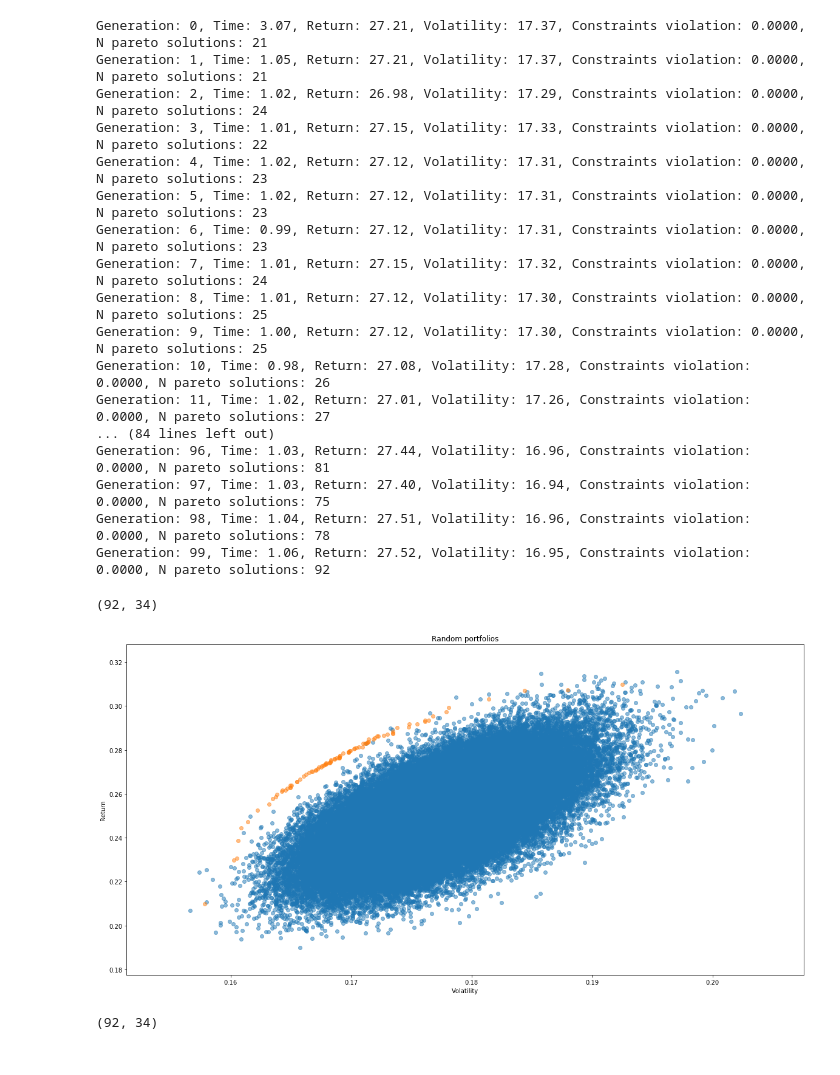
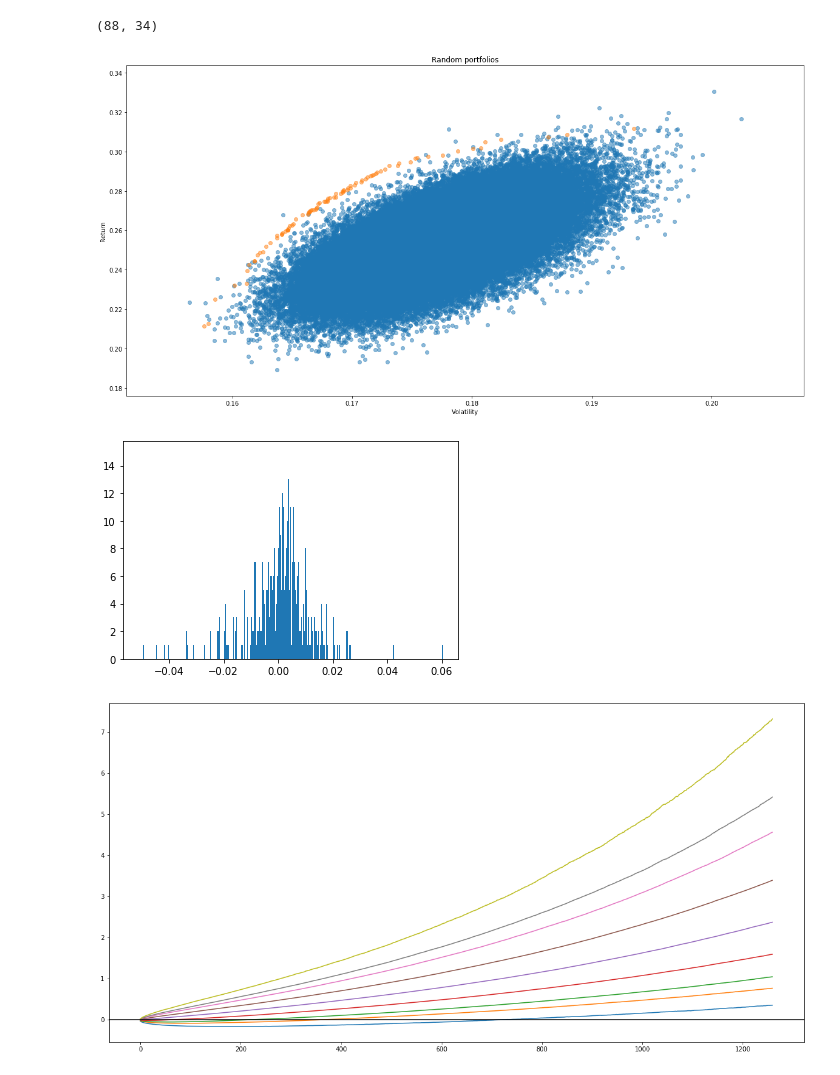
Before and after one commit to marekgalovic/optfolio, a Jupyter notebook: examples/Portfolio Optimize.ipynb, the cells around one changed output. Drawn from its saved outputs; the diff is of its cells as text; code cells hidden in the pictures.

Commit message:
Returns projection

```diff
--- a/examples/Portfolio Optimize.ipynb
+++ b/examples/Portfolio Optimize.ipynb
@@ -114,28 +114,10 @@ plt.show()
 # %%
-optimizer = Optimizer(mutation_sigma=.1, verbose=True)
+optimizer = Optimizer(mutation_sigma=.5, verbose=False)
 solutions, stats = optimizer.run(train.values)
-# %% [output]
-Generation: 0, Time: 3.07, Return: 27.21, Volatility: 17.37, Constraints violation: 0.0000, N pareto solutions: 21
-Generation: 1, Time: 1.05, Return: 27.21, Volatility: 17.37, Constraints violation: 0.0000, N pareto solutions: 21
-Generation: 2, Time: 1.02, Return: 26.98, Volatility: 17.29, Constraints violation: 0.0000, N pareto solutions: 24
-Generation: 3, Time: 1.01, Return: 27.15, Volatility: 17.33, Constraints violation: 0.0000, N pareto solutions: 22
-Generation: 4, Time: 1.02, Return: 27.12, Volatility: 17.31, Constraints violation: 0.0000, N pareto solutions: 23
-Generation: 5, Time: 1.02, Return: 27.12, Volatility: 17.31, Constraints violation: 0.0000, N pareto solutions: 23
-Generation: 6, Time: 0.99, Return: 27.12, Volatility: 17.31, Constraints violation: 0.0000, N pareto solutions: 23
-Generation: 7, Time: 1.01, Return: 27.15, Volatility: 17.32, Constraints violation: 0.0000, N pareto solutions: 24
-Generation: 8, Time: 1.01, Return: 27.12, Volatility: 17.30, Constraints violation: 0.0000, N pareto solutions: 25
-Generation: 9, Time: 1.00, Return: 27.12, Volatility: 17.30, Constraints violation: 0.0000, N pareto solutions: 25
-Generation: 10, Time: 0.98, Return: 27.08, Volatility: 17.28, Constraints violation: 0.0000, N pareto solutions: 26
-Generation: 11, Time: 1.02, Return: 27.01, Volatility: 17.26, Constraints violation: 0.0000, N pareto solutions: 27
-... (84 lines left out)
-Generation: 96, Time: 1.03, Return: 27.44, Volatility: 16.96, Constraints violation: 0.0000, N pareto solutions: 81
-Generation: 97, Time: 1.03, Return: 27.40, Volatility: 16.94, Constraints violation: 0.0000, N pareto solutions: 75
-Generation: 98, Time: 1.04, Return: 27.51, Volatility: 16.96, Constraints violation: 0.0000, N pareto solutions: 78
-Generation: 99, Time: 1.06, Return: 27.52, Volatility: 16.95, Constraints violation: 0.0000, N pareto solutions: 92
 # %%
 solutions.shape
 # %% [output]
-(92, 34)
+(88, 34)
 # %%
 ov = annualized_portfolio_performance(train, solutions)
 plt.figure(figsize=(20,10))
@@ -146,8 +128,13 @@ plt.xlabel('Volatility')
 plt.ylabel('Return')
 plt.show()
 # %% [output]
-[figure, old version]
+[figure, new version]
-# %%
-solutions.shape
-# %% [output]
-(92, 34)
+# %%
+sharpe = ov[:,0] / ov[:,1]
+solution = solutions[np.argmax(sharpe)]
+# %%
+ret = np.dot(train, solution)
+plt.hist(ret, bins=1000)
+plt.show()
+# %% [output]
+[figure, added]
@@ -153,0 +147,11 @@ solutions.shape
+# %%
+cum_traces = np.cumprod(traces + 1, axis=-1) - 1
+q = np.quantile(cum_traces, q=[0.01, 0.05, 0.1, 0.25, 0.5, 0.75, 0.9, 0.95, 0.99], axis=0)
+
+plt.figure(figsize=(20,10))
+for v in q:
+    plt.plot(v)
+plt.axhline(0, color='black')
+plt.show()
+# %% [output]
+[figure, added]
```
Also changed, not shown: parts of 7 cells of this notebook, 4 other files.
